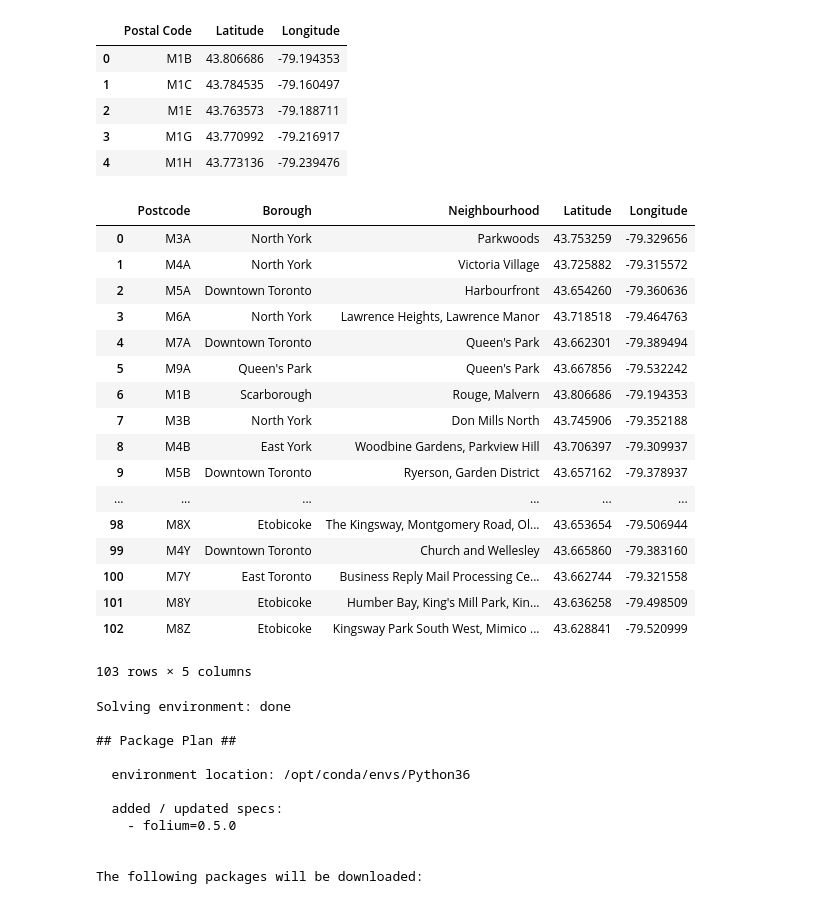
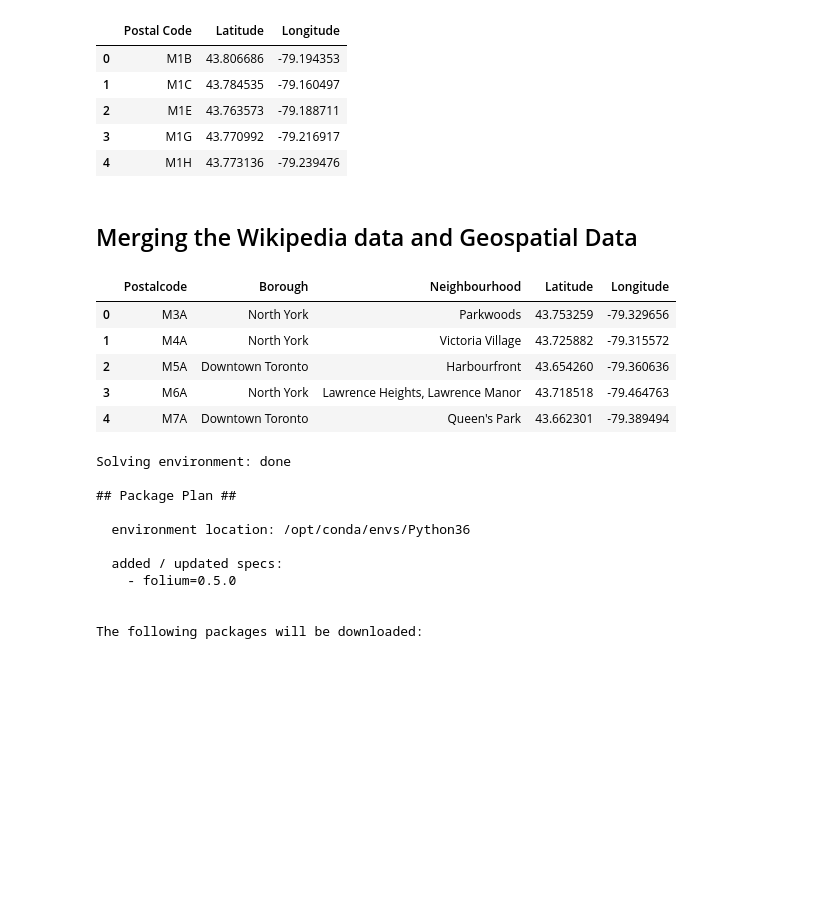
Before and after one commit to try4dipen/Coursera_Capstone, a Jupyter notebook: Capstone Week 3 Assignment.ipynb, the cells around one changed output. Cells and saved outputs as stored; diff of their text form; code cells hidden in the pictures; blank space fills up the shorter version.

```diff
--- a/Capstone Week 3 Assignment.ipynb
+++ b/Capstone Week 3 Assignment.ipynb
@@ -144,6 +139,6 @@ df_new.shape
 # %%
-df_lon_lat = pd.read_csv('http://cocl.us/Geospatial_data')
-df_lon_lat.head()
+Geospatial_data = pd.read_csv('http://cocl.us/Geospatial_data')
+Geospatial_data.head()
 # %% [output]
 |  | Postal Code | Latitude | Longitude |
 | 0 | M1B | 43.806686 | -79.194353 |
@@ -152,31 +147,22 @@ df_lon_lat.head()
 | 3 | M1G | 43.770992 | -79.216917 |
 | 4 | M1H | 43.773136 | -79.239476 |
 # %%
-df_lon_lat.columns=['Postcode','Latitude','Longitude']
+Geospatial_data.columns=['Postalcode','Latitude','Longitude']
+# %% [markdown]
+## Merging the Wikipedia data and Geospatial Data
 # %%
 Toronto_df = pd.merge(df_new,
-                 df_lon_lat[['Postcode','Latitude', 'Longitude']],
-                 on='Postcode')
-Toronto_df
+                 Geospatial_data,
+                 on='Postalcode')
+
+Toronto_df.head()
 # %% [output]
-|  | Postcode | Borough | Neighbourhood | Latitude | Longitude |
+|  | Postalcode | Borough | Neighbourhood | Latitude | Longitude |
 | 0 | M3A | North York | Parkwoods | 43.753259 | -79.329656 |
 | 1 | M4A | North York | Victoria Village | 43.725882 | -79.315572 |
 | 2 | M5A | Downtown Toronto | Harbourfront | 43.654260 | -79.360636 |
 | 3 | M6A | North York | Lawrence Heights, Lawrence Manor | 43.718518 | -79.464763 |
 | 4 | M7A | Downtown Toronto | Queen's Park | 43.662301 | -79.389494 |
-| 5 | M9A | Queen's Park | Queen's Park | 43.667856 | -79.532242 |
-| 6 | M1B | Scarborough | Rouge, Malvern | 43.806686 | -79.194353 |
-| 7 | M3B | North York | Don Mills North | 43.745906 | -79.352188 |
-| 8 | M4B | East York | Woodbine Gardens, Parkview Hill | 43.706397 | -79.309937 |
-| 9 | M5B | Downtown Toronto | Ryerson, Garden District | 43.657162 | -79.378937 |
-| ... | ... | ... | ... | ... | ... |
-| 98 | M8X | Etobicoke | The Kingsway, Montgomery Road, Ol... | 43.653654 | -79.506944 |
-| 99 | M4Y | Downtown Toronto | Church and Wellesley | 43.665860 | -79.383160 |
-| 100 | M7Y | East Toronto | Business Reply Mail Processing Ce... | 43.662744 | -79.321558 |
-| 101 | M8Y | Etobicoke | Humber Bay, King's Mill Park, Kin... | 43.636258 | -79.498509 |
-| 102 | M8Z | Etobicoke | Kingsway Park South West, Mimico ... | 43.628841 | -79.520999 |
-103 rows × 5 columns
 # %%
 from geopy.geocoders import Nominatim # convert an address into latitude and longitude values
 
```
Also changed, not shown: parts of 3 cells of this notebook.
